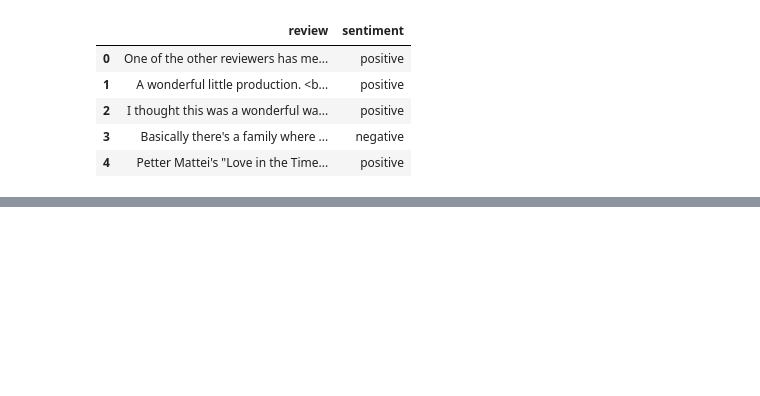
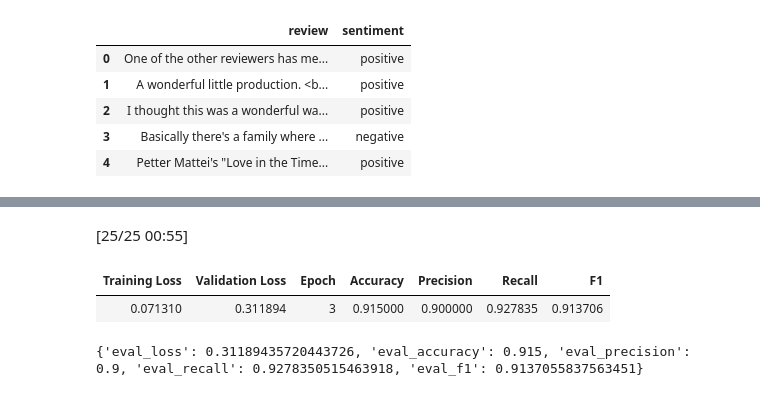
Before and after one commit to deniztozan/imdb-bert-sentiment, a Jupyter notebook: imdb_model_sentiment.ipynb, the cells around one changed output, grey strips where cells are left out. Cells and saved outputs as stored; diff of their text form; code cells hidden in the pictures; blank space fills up the shorter version.

```diff
--- a/imdb_model_sentiment.ipynb
+++ b/imdb_model_sentiment.ipynb
@@ -225,0 +297,8 @@ weighted avg       0.77      0.77      0.77       400
+# %%
+test_result = trainer.evaluate(test_dataset)
+print(test_result)
+# %% [output]
+[25/25 00:55]
+| Training Loss | Validation Loss | Epoch | Accuracy | Precision | Recall | F1 |
+| 0.071310 | 0.311894 | 3 | 0.915000 | 0.900000 | 0.927835 | 0.913706 |
+{'eval_loss': 0.31189435720443726, 'eval_accuracy': 0.915, 'eval_precision': 0.9, 'eval_recall': 0.9278350515463918, 'eval_f1': 0.9137055837563451}
```
Also changed, not shown: parts of 27 cells of this notebook, 2 other files.
